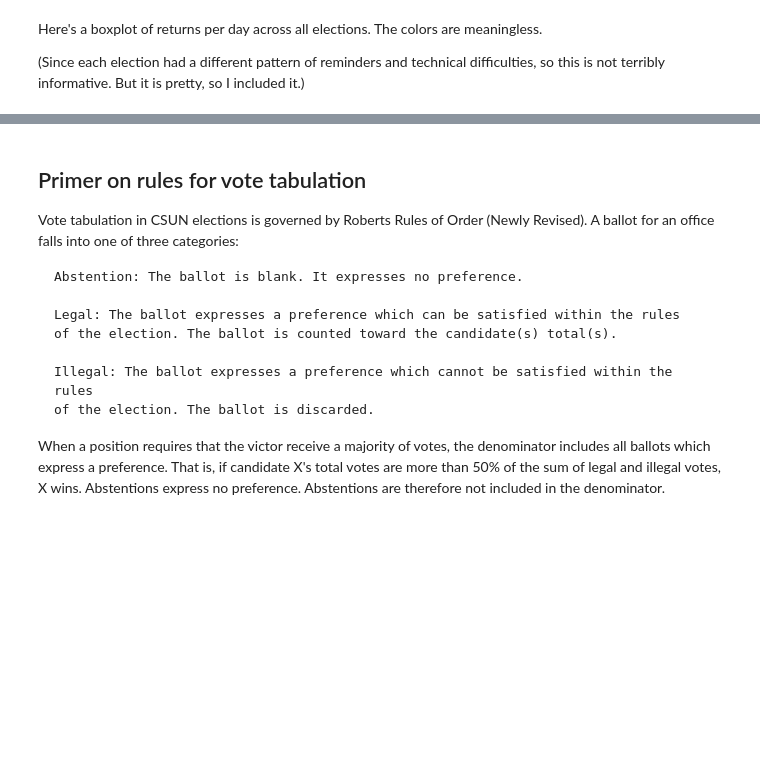
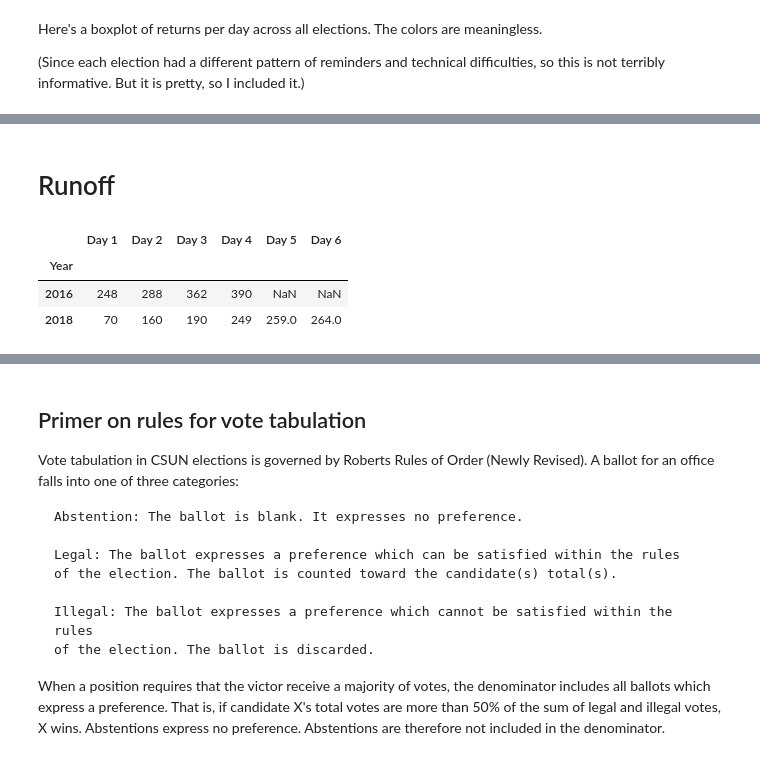
Before and after one commit to AdamSwenson/csun-election-management, a Jupyter notebook: notebooks/Senate Election Returns Reporting.ipynb, the cells around one changed output, grey strips where cells are left out. Drawn from its saved outputs; the diff is of its cells as text; code cells hidden in the pictures; blank space fills up the shorter version.

```diff
--- a/notebooks/Senate Election Returns Reporting.ipynb
+++ b/notebooks/Senate Election Returns Reporting.ipynb
@@ -34,6 +36,11 @@ senateEligible = senateData['Eligible']
 senateData.drop(columns=['Final', 'Eligible', '%Eligible'], inplace=True)
 senateData.dropna(axis=1, how='all', inplace=True)
 
+runoffData = pd.read_excel(electionReturnsFilePath, sheet_name='Data-runoff')
+runoffData.set_index('Year', inplace=True)
+runoffEligible = runoffData['Eligible']
+runoffData.drop(columns=['Final', 'Eligible', '%Eligible'], inplace=True)
+runoffData.dropna(axis=1, how='all', inplace=True)
 
 def calc_proport_of_eligible(frame, year, total):
     numEligible = frame.loc[year]
@@ -181,3 +193,12 @@ axes.set_ylabel("# votes (%s-%s)" % (senateMarginal.index.min(), senateMarginal.
 fig.tight_layout()
 # %% [output]
 [drawing not drawn]
+# %% [markdown]
+# Runoff
+# %%
+runoffData
+# %% [output]
+|  | Day 1 | Day 2 | Day 3 | Day 4 | Day 5 | Day 6 |
+| Year |  |  |  |  |  |  |
+| 2016 | 248 | 288 | 362 | 390 | NaN | NaN |
+| 2018 | 70 | 160 | 190 | 249 | 259.0 | 264.0 |
```
Also changed, not shown: parts of 6 cells of this notebook, 3 other files.
